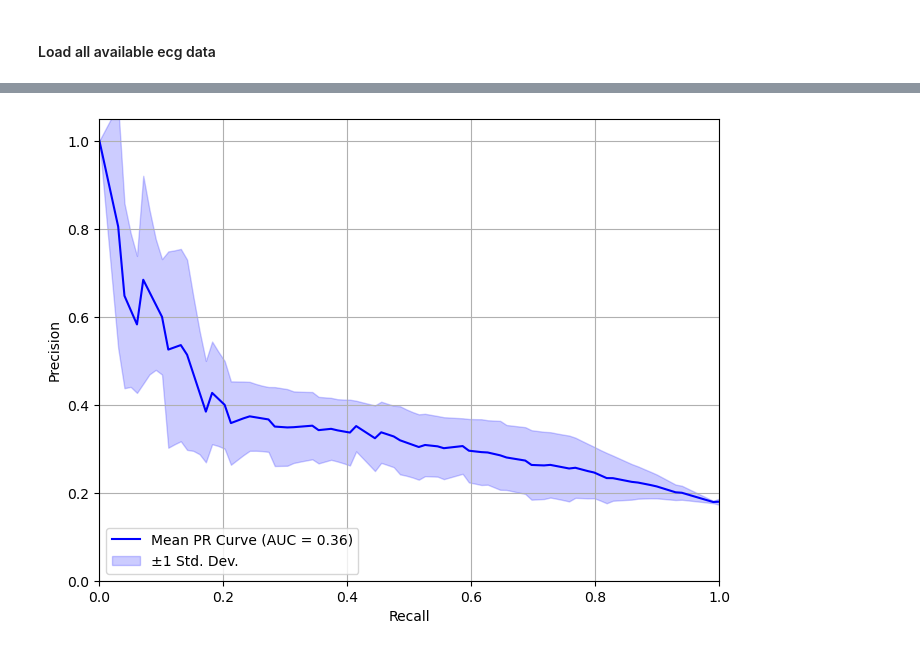
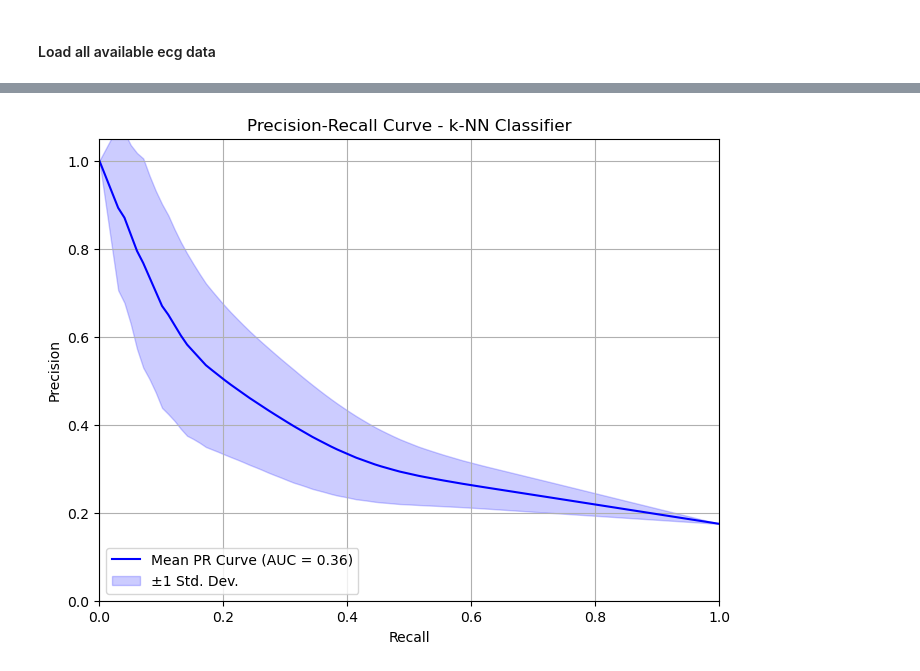
Before and after one commit to Ming842/TM10007_Machine_Learning_Group_4, a Jupyter notebook: KNNTrainer.ipynb, the cells around one changed output, grey strips where cells are left out. Drawn from its saved outputs; the diff is of its cells as text; code cells hidden in the pictures.

```diff
--- a/KNNTrainer.ipynb
+++ b/KNNTrainer.ipynb
@@ -197,6 +167,6 @@ Precision-recall data saved to e:\OneDrive\School\Technical Medicine\TM Jaar 1\M
 # %%
 # Load precision-recall data from pickle file
-pr_data_path = os.path.join(os.getcwd(), 'precision_recall_data.pkl')
+pr_data_path = os.path.join(os.getcwd(), 'data\KNN_Final.pkl')
 with open(pr_data_path, 'rb') as f:
     pr_data = pickle.load(f)
 
@@ -208,31 +178,32 @@ auc_list = pr_data["auc_list"]
 # Calculate mean and standard deviation for precision-recall curves
 mean_recall = np.linspace(0, 1, 100)
 interp_precisions = []
 
 for precision, recall in zip(precision_list, recall_list):
     # Sort recall and precision in increasing recall order
     order = np.argsort(recall)
     recall_sorted = recall[order]
     precision_sorted = precision[order]
 
     # Interpolate precision as a function of recall
     interp_precision = np.interp(mean_recall, recall_sorted, precision_sorted, left=1.0, right=0.0)
     interp_precisions.append(interp_precision)
 
 # Calculate mean and std of precision at each recall level
 mean_precision = np.mean(interp_precisions, axis=0)
 std_precision = np.std(interp_precisions, axis=0)
 
 # Plot the precision-recall curve
 plt.figure(figsize=(8, 6))
 plt.plot(mean_recall, mean_precision, label=f"Mean PR Curve (AUC = {np.mean(auc_list):.2f})", color='b')
 plt.fill_between(mean_recall, mean_precision - std_precision, mean_precision + std_precision, color='b', alpha=0.2, label="±1 Std. Dev.")
 plt.xlabel("Recall")
 plt.ylabel("Precision")
 plt.xlim([0.0, 1.0])
 plt.ylim([0.0, 1.05])
+plt.title("Precision-Recall Curve - k-NN Classifier")
 plt.legend(loc="lower left")
 plt.grid()
 plt.show()
 # %% [output]
-[figure, old version]
+[figure, new version]
```
Also changed, not shown: parts of 3 cells of this notebook, 13 other files.
